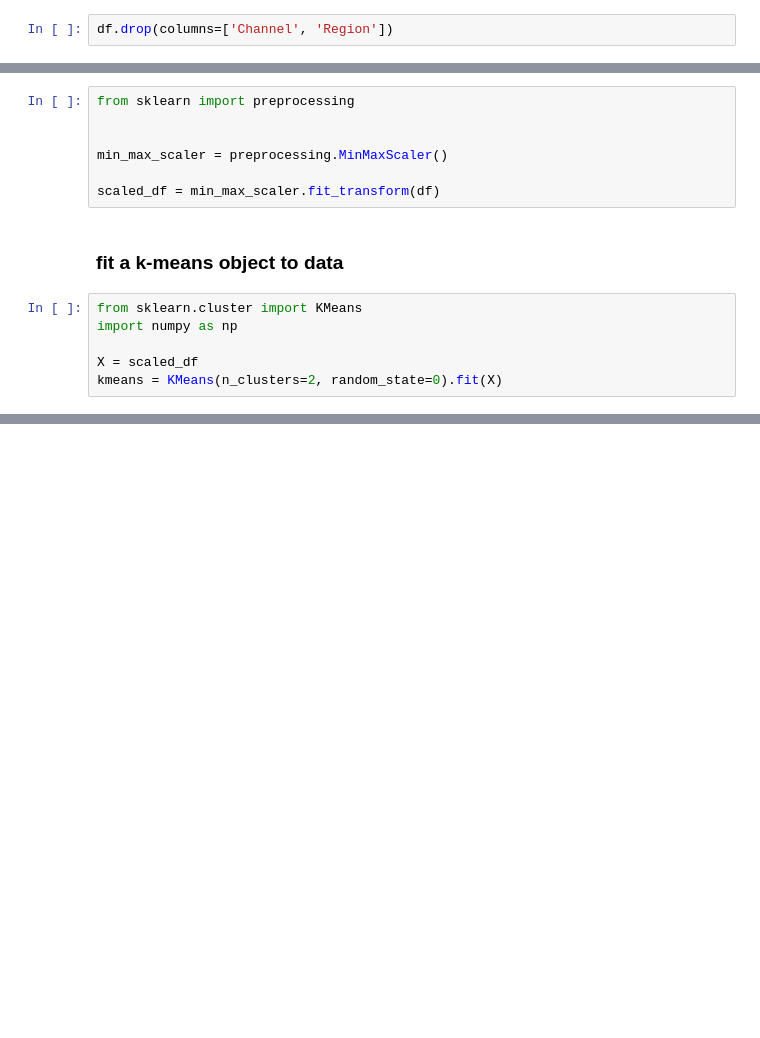
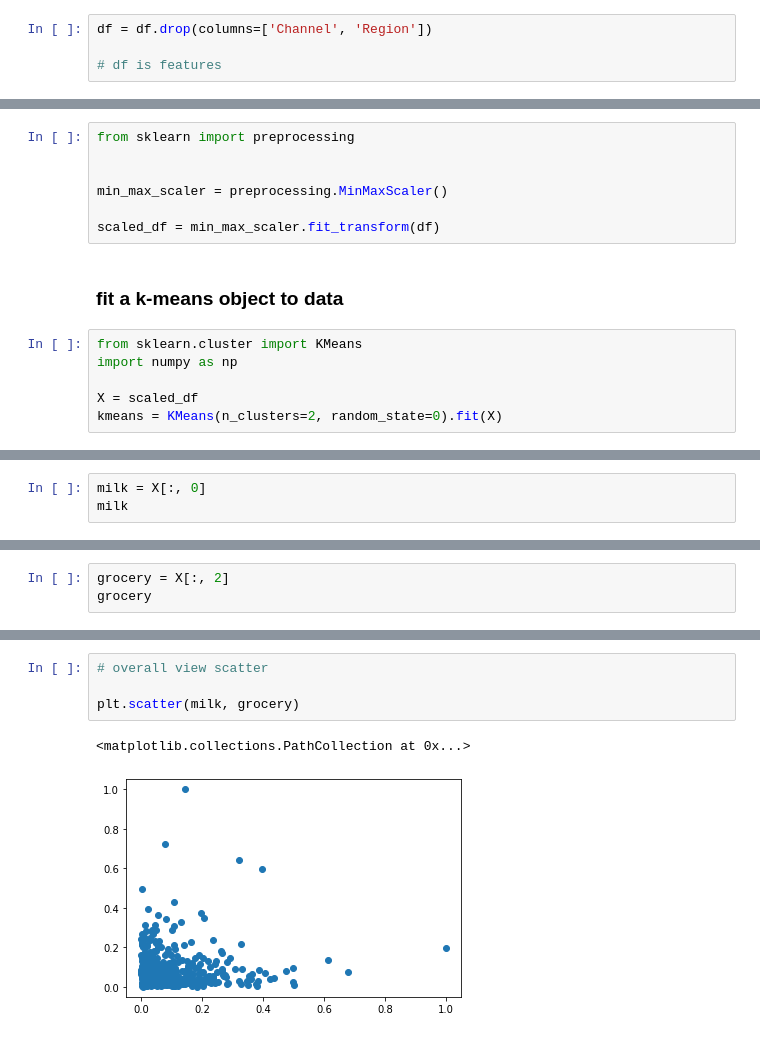
Before and after one commit to MackRoe/PCA_Kmeans, a Jupyter notebook: HW3.ipynb, the cells around one changed output, grey strips where cells are left out. Drawn from its saved outputs; the diff is of its cells as text; blank space fills up the shorter version.

Commit message:
add scatter visualizations

```diff
--- a/HW3.ipynb
+++ b/HW3.ipynb
@@ -42,4 +30,6 @@ Name: Channel, Length: 440, dtype: int64
 # %% [markdown]
 ### drop the Channel and Region columns from the dataframe
 # %%
-df.drop(columns=['Channel', 'Region'])
+df = df.drop(columns=['Channel', 'Region'])
+
+# df is features
@@ -76,0 +78,3 @@ kmeans = KMeans(n_clusters=2, random_state=0).fit(X)
+# %%
+milk = X[:, 0]
+milk
@@ -76,0 +99,3 @@ kmeans = KMeans(n_clusters=2, random_state=0).fit(X)
+# %%
+grocery = X[:, 2]
+grocery
@@ -76,0 +120,7 @@ kmeans = KMeans(n_clusters=2, random_state=0).fit(X)
+# %%
+# overall view scatter
+
+plt.scatter(milk, grocery)
+# %% [output]
+<matplotlib.collections.PathCollection at 0x...>
+[figure, added]
```
Also changed, not shown: parts of 20 cells of this notebook.
